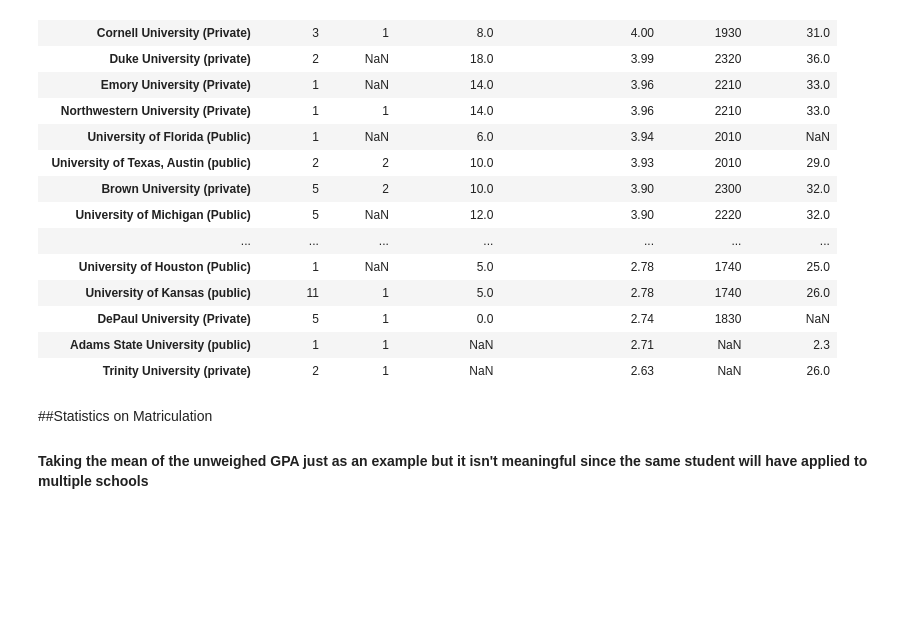
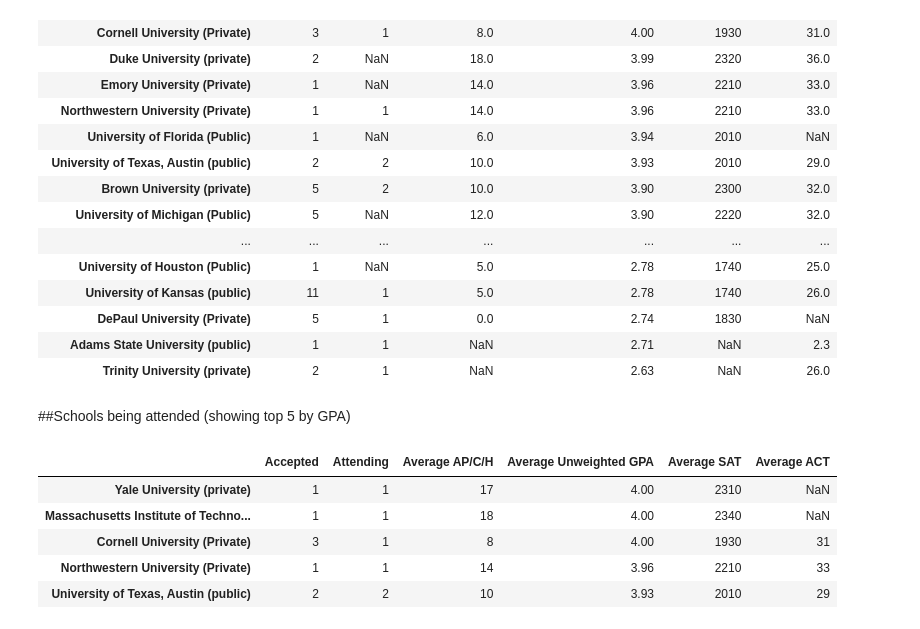
Before and after one commit to yatinla/ophs_stats, a Jupyter notebook: 2014_Matriculation.ipynb, the cells around one changed output. Drawn from its saved outputs; the diff is of its cells as text; code cells hidden in the pictures; blank space fills up the shorter version.

Commit message:
Some interesting statistics

```diff
--- a/2014_Matriculation.ipynb
+++ b/2014_Matriculation.ipynb
@@ -207,7 +207,15 @@ ophs_df.sort(columns=[cols[4],cols[5]],ascending=False)
 | DePaul University (Private) | 5 | 1 | 0.0 | 2.74 | 1830 | NaN |
 | Adams State University (public) | 1 | 1 | NaN | 2.71 | NaN | 2.3 |
 | Trinity University (private) | 2 | 1 | NaN | 2.63 | NaN | 26.0 |
-# %% [markdown]
-##Statistics on Matriculation
-
-#### Taking the mean of the unweighed GPA just as an example but it isn't meaningful since the same student will have applied to multiple schools
+# %% [markdown]
+##Schools being attended (showing top 5 by GPA)
+# %%
+att = ophs_df[pd.notnull(ophs_df.Attending)].sort(columns=[cols[4]],ascending=False)
+att[:5]
+# %% [output]
+|  | Accepted | Attending | Average AP/C/H | Average Unweighted GPA | Average SAT | Average ACT |
+| Yale University (private) | 1 | 1 | 17 | 4.00 | 2310 | NaN |
+| Massachusetts Institute of Techno... | 1 | 1 | 18 | 4.00 | 2340 | NaN |
+| Cornell University (Private) | 3 | 1 | 8 | 4.00 | 1930 | 31 |
+| Northwestern University (Private) | 1 | 1 | 14 | 3.96 | 2210 | 33 |
+| University of Texas, Austin (public) | 2 | 2 | 10 | 3.93 | 2010 | 29 |
```
Also changed, not shown: parts of 15 cells of this notebook.
